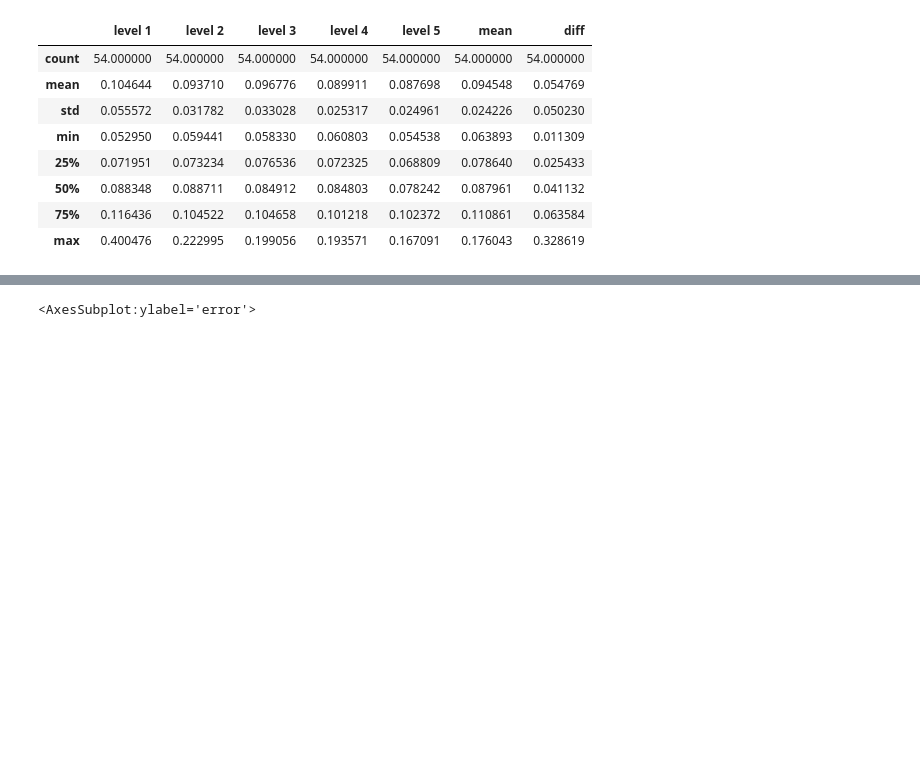
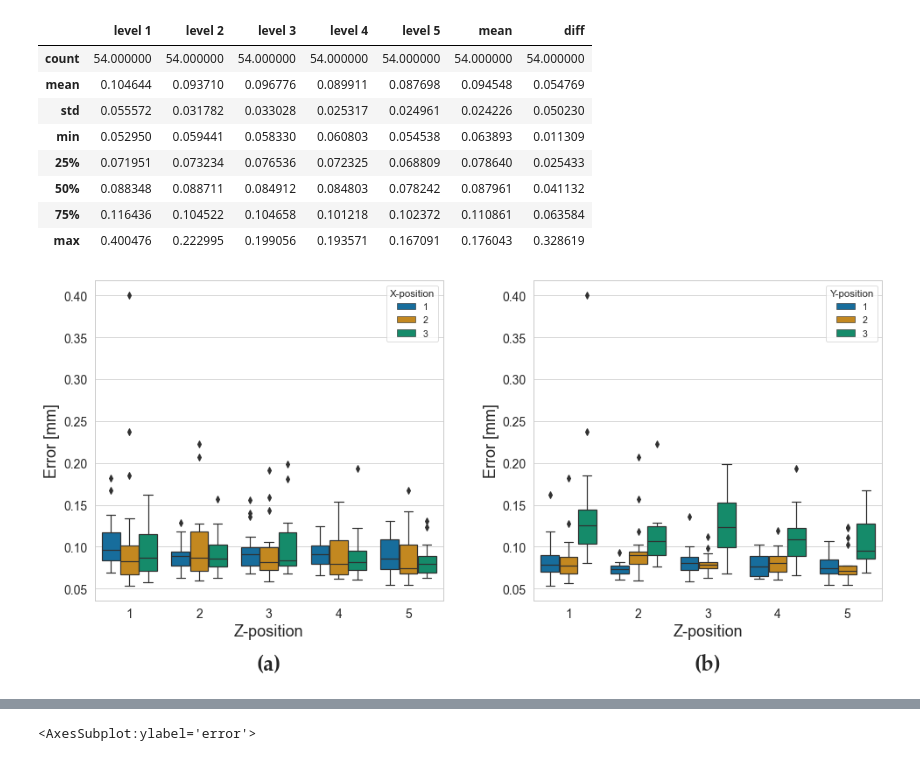
Before and after one commit to TheThorb/Leirmo_Exp1_Publication1, a Jupyter notebook: Z-direction_variations.ipynb, the cells around one changed output, grey strips where cells are left out. Saved outputs shown, nothing was run; the diff lists cells and outputs as text; code cells hidden in the pictures; blank space fills up the shorter version.

```diff
--- a/Z-direction_variations.ipynb
+++ b/Z-direction_variations.ipynb
@@ -1338,3 +1358,94 @@ df_l[levels + ['mean', 'diff']].describe()
 | 50% | 0.088348 | 0.088711 | 0.084912 | 0.084803 | 0.078242 | 0.087961 | 0.041132 |
 | 75% | 0.116436 | 0.104522 | 0.104658 | 0.101218 | 0.102372 | 0.110861 | 0.063584 |
 | max | 0.400476 | 0.222995 | 0.199056 | 0.193571 | 0.167091 | 0.176043 | 0.328619 |
+# %%
+"""
+Create boxplots to compare x- and y-positions against z-levels
+
+"""
+# Seaborn theme
+sns.set_theme(context='paper', style='whitegrid')
+
+# Definition for font size
+large = 24
+medium = 18
+small = 14
+x_small = 12
+
+# Define font
+pfont = {'fontname':'Palatino Linotype'}
+
+# Initialize figure
+fig, axs = plt.subplots(nrows=1, ncols=2, figsize=(15,7.5))
+
+# Configure layout spacing
+fig.tight_layout(pad=8.0)
+
+# Set context with Seaborn
+sns.set_context('paper', font_scale=1.2)
+
+
+## Retrieve and format data
+# List of characteristics
+chars = ['Flatness_HX2_Plane2',\
+        'Flatness_HX2_Plane5']
+
+# Retrieve the characteristics from the dictionary
+df = func.df_from_dict(chars, char_dict)
+
+# Concatenate dataframes
+df = pd.concat(df)
+
+
+## PLOT 1
+# Boxplot for the first frame
+sns.boxplot(ax=axs[0], data=df, y='error', x='z_pos', hue='x_pos', palette='colorblind', whis=1.5)
+
+# Set label for the x-axis
+axs[0].set_xlabel("Z-position", fontsize=medium)
+
+# Add letter below plot
+plt.text(x=0.5, y=-0.2, s="(a)", fontsize=large, weight='bold', **pfont,
+         horizontalalignment='center',
+         verticalalignment='center',
+         transform=axs[0].transAxes)
+
+# Fix legend
+leg = axs[0].get_legend()
+leg.set_title("X-position")
+
+
+## PLOT 2
+# Boxplot for the second frame
+sns.boxplot(ax=axs[1], data=df, y='error', x='z_pos', hue='y_pos', palette='colorblind')
+
+# Set the label for the x-axis
+axs[1].set_xlabel("Z-position", fontsize=medium)
+
+# Add letter below plot
+plt.text(x=0.5, y=-0.2, s="(b)", fontsize=large, weight='bold', **pfont,
+         horizontalalignment='center',
+         verticalalignment='center',
+         transform=axs[1].transAxes)
+
+# Fix legend
+leg = axs[1].get_legend()
+leg.set_title("Y-position")
+
+
+## For both plots
+for ax in axs:
+    # Set label for y-axis
+    ax.set_ylabel("Error [mm]", fontsize=medium)
+
+    # Set the label size for both axes
+    ax.tick_params(labelsize=small)
+
+
+# plt.savefig("plots/51.0_Variation_between_z-positions_for_vertical_planes.jpg", dpi=300, bbox_inches='tight')
+
+
+## Display plot
+plt.show()
+# %% [output]
+[figure, added]
```
Also changed, not shown: parts of 2 cells of this notebook, 4 other files.
